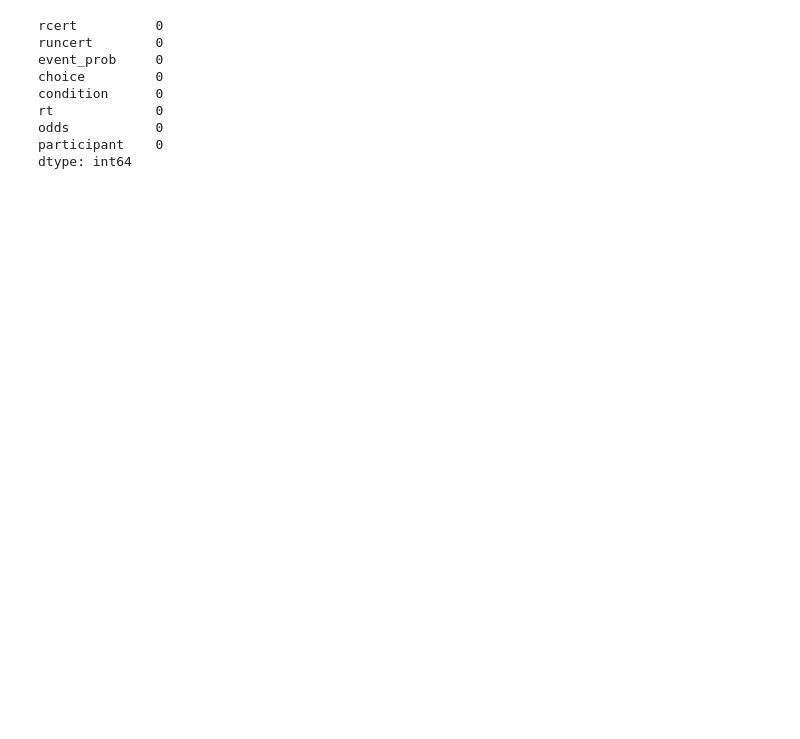
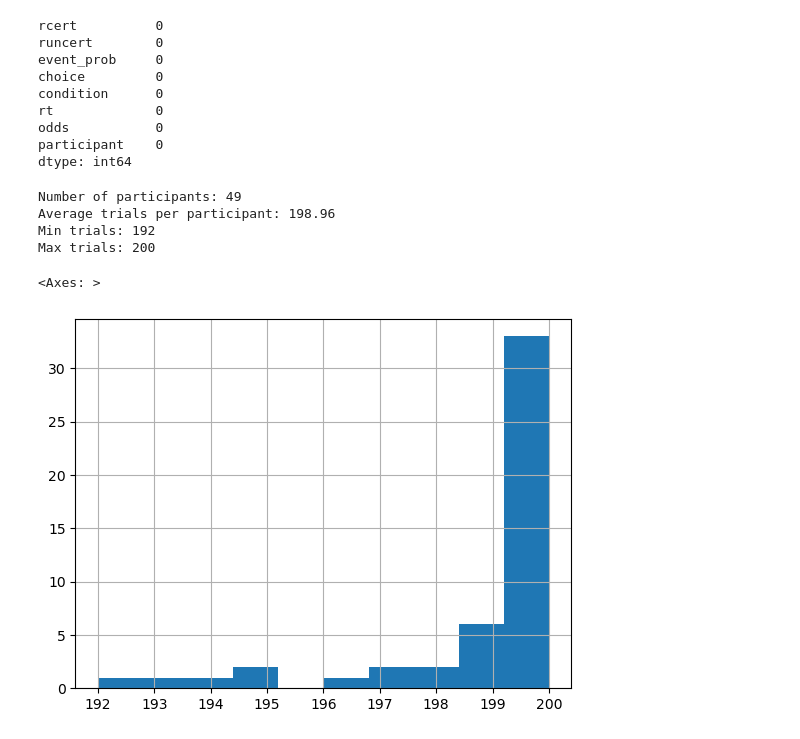
Before and after one commit to PrioteasaAndrei/comp-cogsci-delay-discounting, a Jupyter notebook: src/probabilistic_discounting.ipynb, the cells around one changed output. Saved outputs shown, nothing was run; the diff lists cells and outputs as text; code cells hidden in the pictures; blank space fills up the shorter version.

```diff
--- a/src/probabilistic_discounting.ipynb
+++ b/src/probabilistic_discounting.ipynb
@@ -45,6 +32,24 @@ rt             0
 odds           0
 participant    0
 dtype: int64
+# %%
+# print number of participants
+print(f"Number of participants: {df['participant'].nunique()}")
+
+# Calculate trials per participant
+trials_per_participant = df.groupby('participant').size()
+print(f"Average trials per participant: {trials_per_participant.mean():.2f}")
+print(f"Min trials: {trials_per_participant.min()}")
+print(f"Max trials: {trials_per_participant.max()}")
+
+trials_per_participant.hist()
+# %% [output]
+Number of participants: 49
+Average trials per participant: 198.96
+Min trials: 192
+Max trials: 200
+<Axes: >
+[figure, added]
 # %%
 # Extract participant information
 participants = df["participant"].unique()
```
Also changed, not shown: parts of 16 cells of this notebook.
